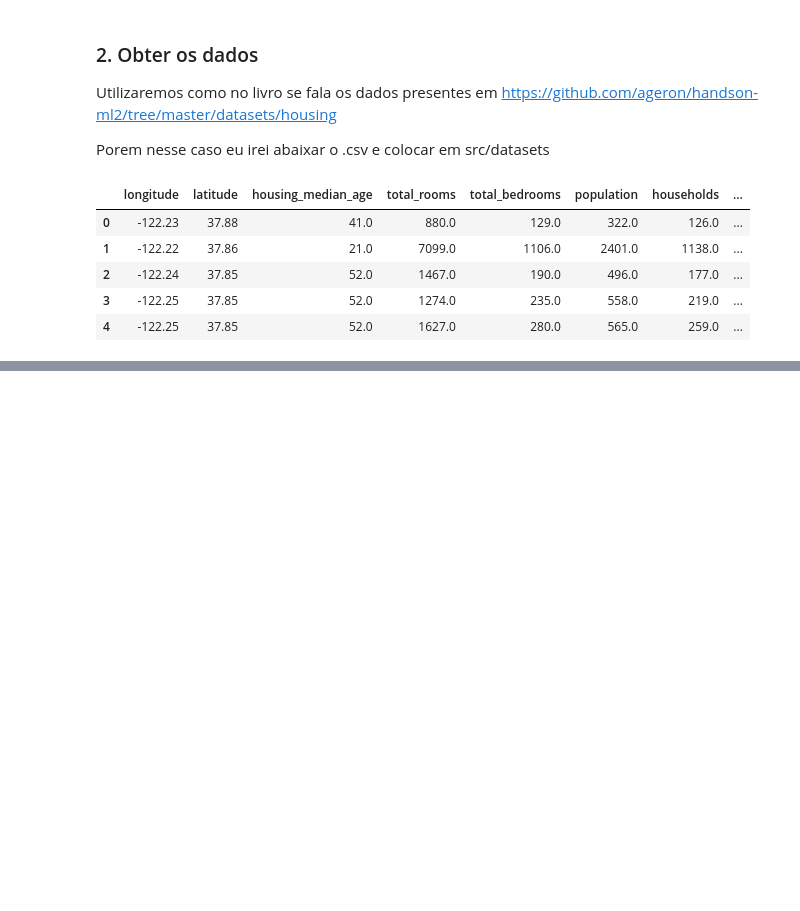
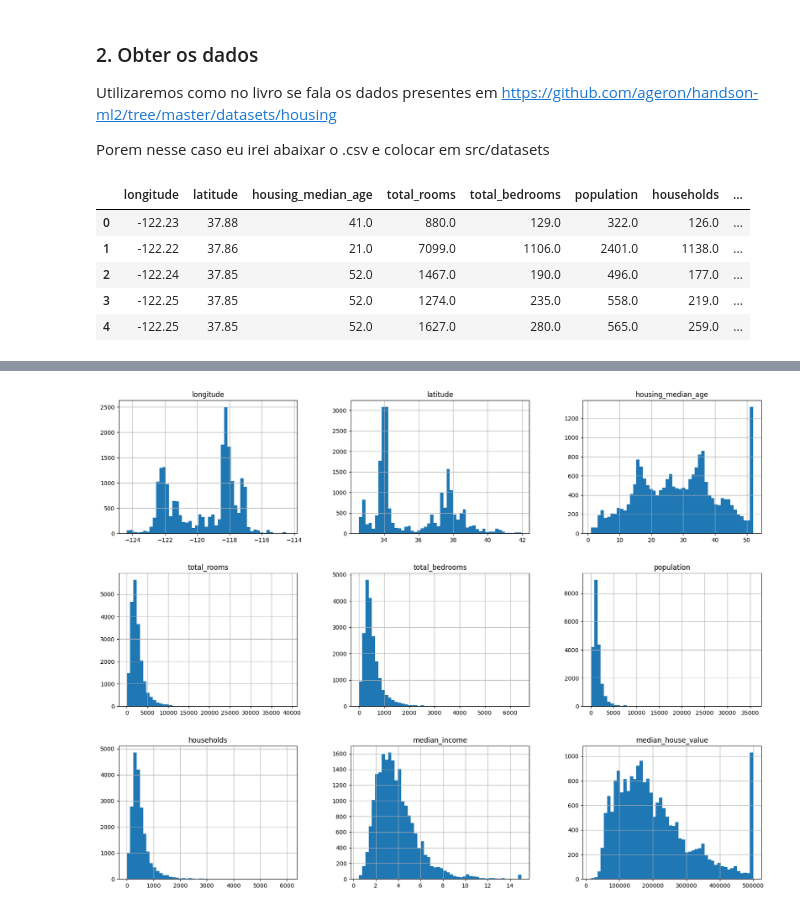
Before and after one commit to tevoshw/machine-learning, a Jupyter notebook: src/projects/chapter2_book_project_visualize/main.ipynb, the cells around one changed output, grey strips where cells are left out. Saved outputs shown, nothing was run; the diff lists cells and outputs as text; code cells hidden in the pictures; blank space fills up the shorter version.

```diff
--- a/src/projects/chapter2_book_project_visualize/main.ipynb
+++ b/src/projects/chapter2_book_project_visualize/main.ipynb
@@ -25,0 +86,10 @@ dataset.head()
+# %%
+%matplotlib inline
+import matplotlib.pyplot as plt
+dataset.hist(bins=50, figsize=(20,15))
+plt.show()
+
+
+# A IDADE E VALOR MÉDIO FORAM LIMITADOS (PODENDO AFETAR O MODELO)
+# %% [output]
+[figure, added]
```
Also changed, not shown: parts of 6 cells of this notebook.
